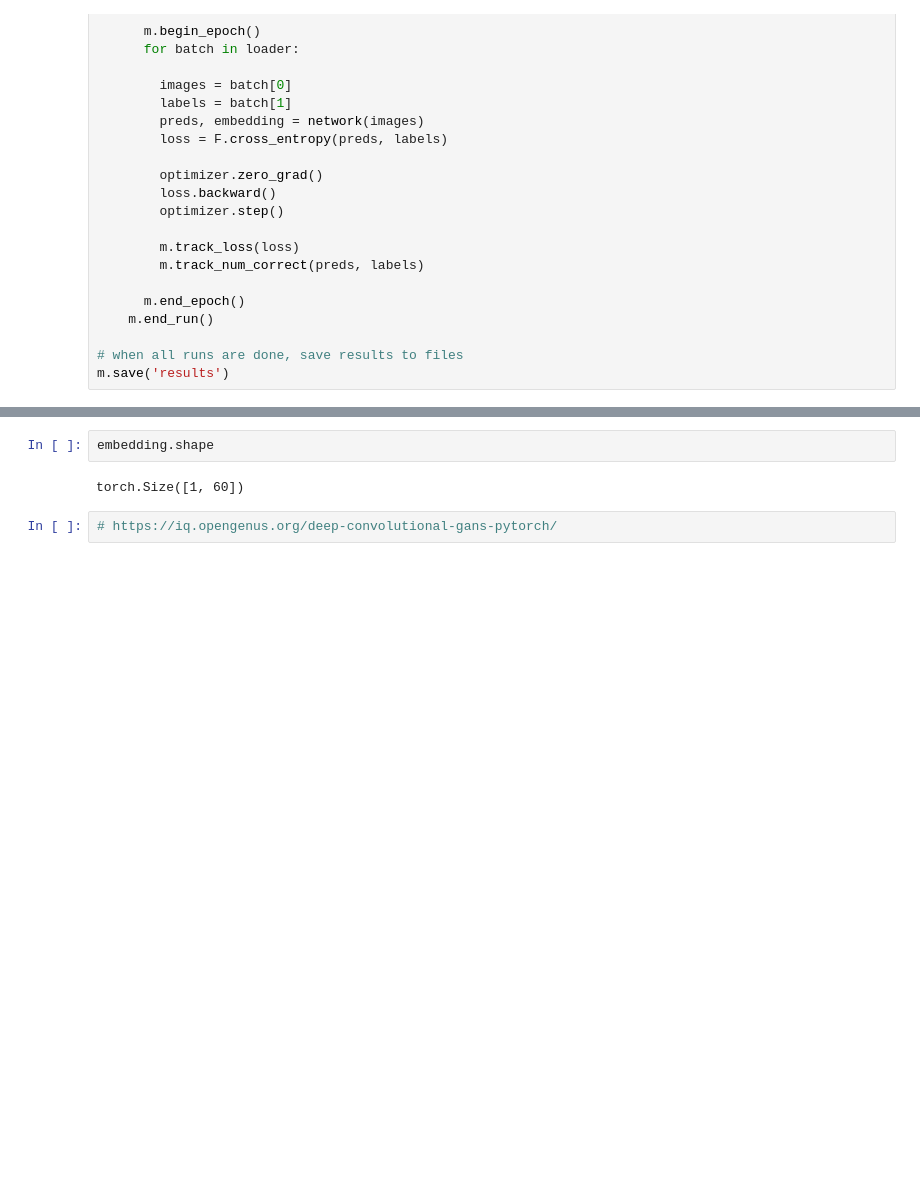
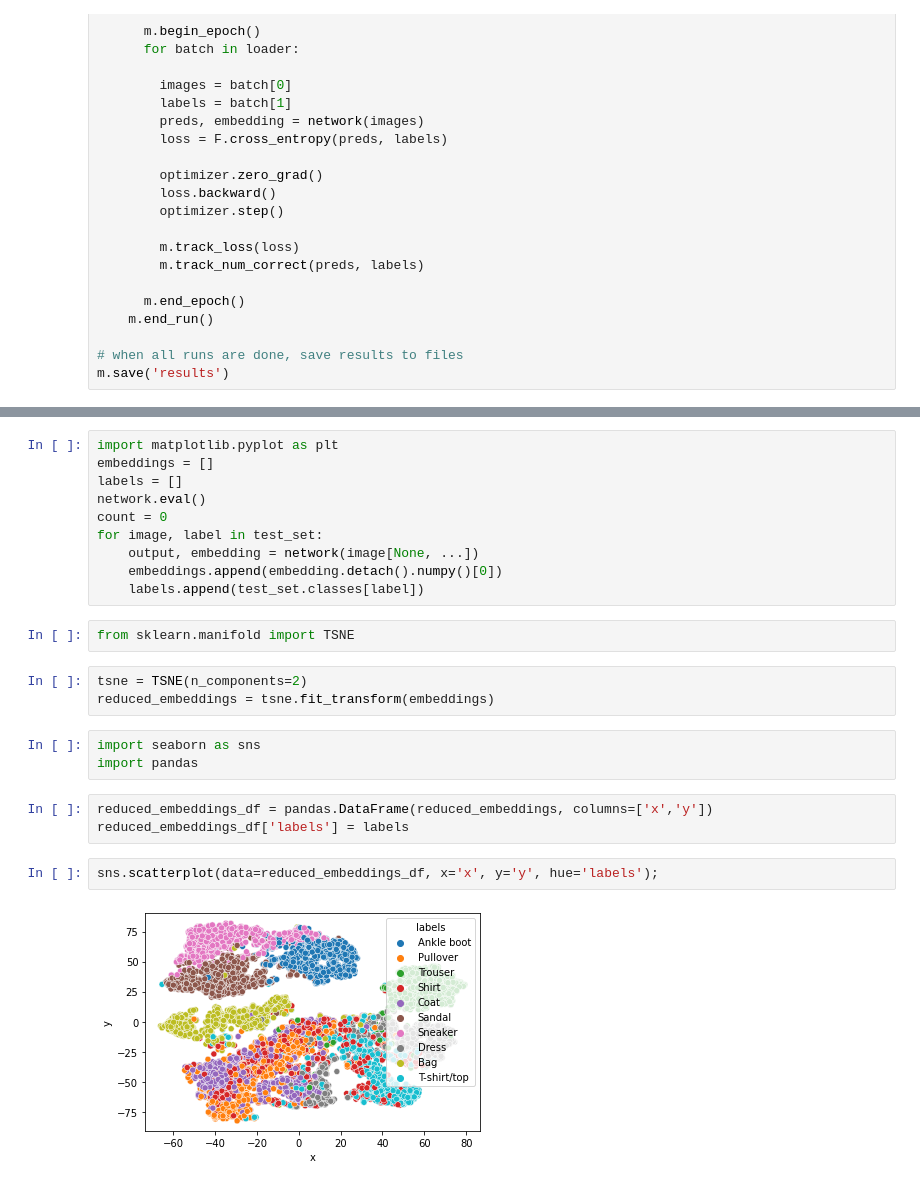
Before and after one commit to bdkech/ai_tutorial, a Jupyter notebook: 01-model_run-bdk.ipynb, the cells around one changed output, grey strips where cells are left out. Drawn from its saved outputs; the diff is of its cells as text; blank space fills up the shorter version.

```diff
--- a/01-model_run-bdk.ipynb
+++ b/01-model_run-bdk.ipynb
@@ -121,7 +132,26 @@ Trouser
 ... (10 outputs left out)
-# %%
-embedding.shape
-# %% [output]
-torch.Size([1, 60])
-# %%
-# https://iq.opengenus.org/deep-convolutional-gans-pytorch/
+# %%
+import matplotlib.pyplot as plt
+embeddings = []
+labels = []
+network.eval()
+count = 0
+for image, label in test_set:
+    output, embedding = network(image[None, ...])
+    embeddings.append(embedding.detach().numpy()[0])
+    labels.append(test_set.classes[label])
+# %%
+from sklearn.manifold import TSNE
+# %%
+tsne = TSNE(n_components=2)
+reduced_embeddings = tsne.fit_transform(embeddings)
+# %%
+import seaborn as sns
+import pandas
+# %%
+reduced_embeddings_df = pandas.DataFrame(reduced_embeddings, columns=['x','y'])
+reduced_embeddings_df['labels'] = labels
+# %%
+sns.scatterplot(data=reduced_embeddings_df, x='x', y='y', hue='labels');
+# %% [output]
+[figure, added]
```
Also changed, not shown: parts of 3 cells of this notebook.
